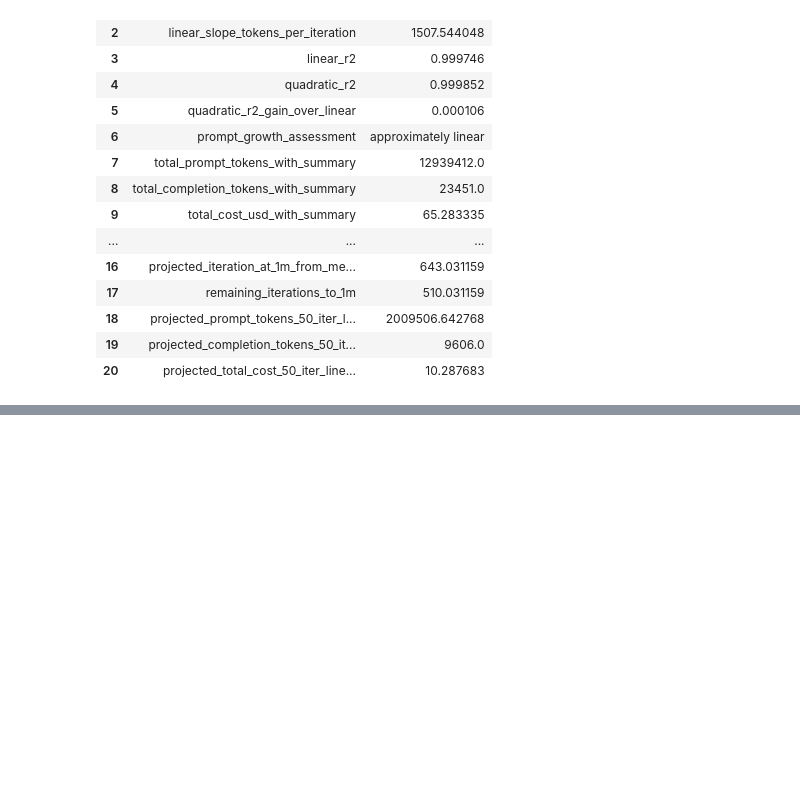
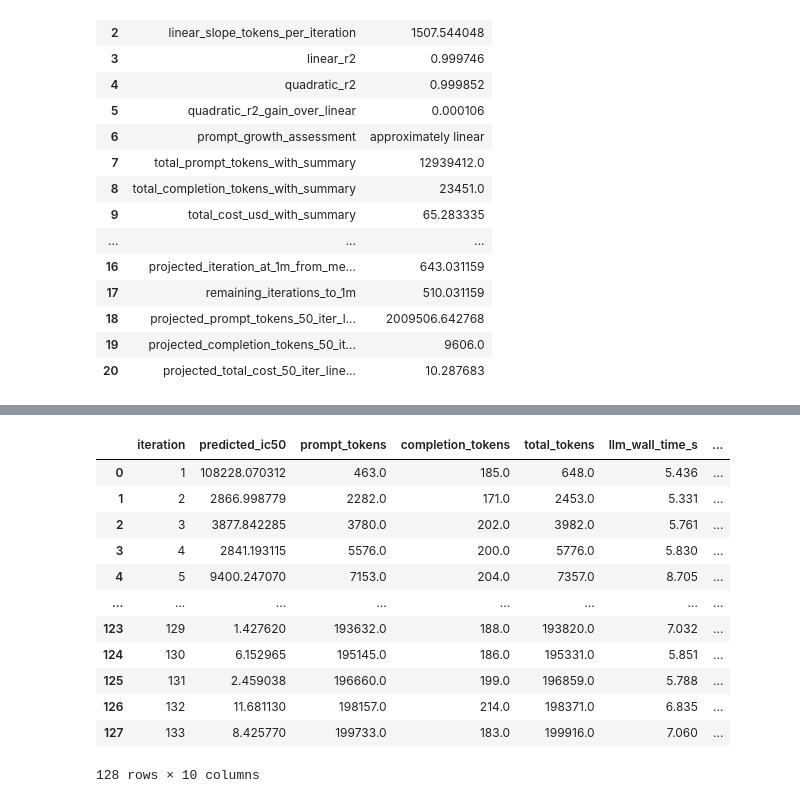
Before and after one commit to FabianKruger/molecule-optimization-agent, a Jupyter notebook: analysis/paper/ic50mpro_qed_boltz2_token_usage.ipynb, the cells around one changed output, grey strips where cells are left out. Cells and saved outputs as stored; diff of their text form; code cells hidden in the pictures; blank space fills up the shorter version.

```diff
--- a/analysis/paper/ic50mpro_qed_boltz2_token_usage.ipynb
+++ b/analysis/paper/ic50mpro_qed_boltz2_token_usage.ipynb
@@ -956,0 +986,16 @@ plt.show()
+# %%
+pinned_df
+# %% [output]
+|  | iteration | predicted_ic50 | prompt_tokens | completion_tokens | total_tokens | llm_wall_time_s | ... |
+| 0 | 1 | 108228.070312 | 463.0 | 185.0 | 648.0 | 5.436 | ... |
+| 1 | 2 | 2866.998779 | 2282.0 | 171.0 | 2453.0 | 5.331 | ... |
+| 2 | 3 | 3877.842285 | 3780.0 | 202.0 | 3982.0 | 5.761 | ... |
+| 3 | 4 | 2841.193115 | 5576.0 | 200.0 | 5776.0 | 5.830 | ... |
+| 4 | 5 | 9400.247070 | 7153.0 | 204.0 | 7357.0 | 8.705 | ... |
+| ... | ... | ... | ... | ... | ... | ... | ... |
+| 123 | 129 | 1.427620 | 193632.0 | 188.0 | 193820.0 | 7.032 | ... |
+| 124 | 130 | 6.152965 | 195145.0 | 186.0 | 195331.0 | 5.851 | ... |
+| 125 | 131 | 2.459038 | 196660.0 | 199.0 | 196859.0 | 5.788 | ... |
+| 126 | 132 | 11.681130 | 198157.0 | 214.0 | 198371.0 | 6.835 | ... |
+| 127 | 133 | 8.425770 | 199733.0 | 183.0 | 199916.0 | 7.060 | ... |
+128 rows × 10 columns
```
Also changed, not shown: parts of 2 cells of this notebook, 1 other file.
